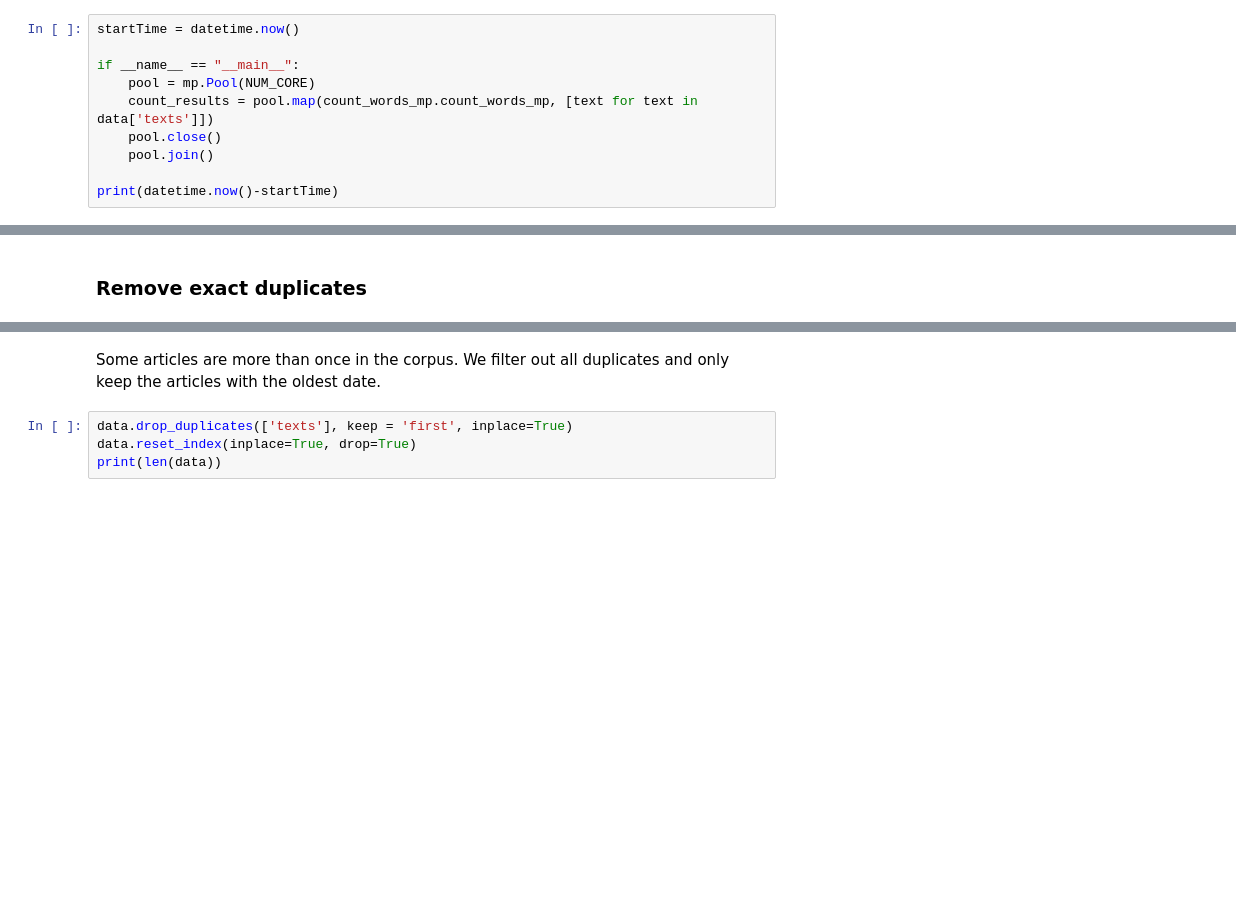
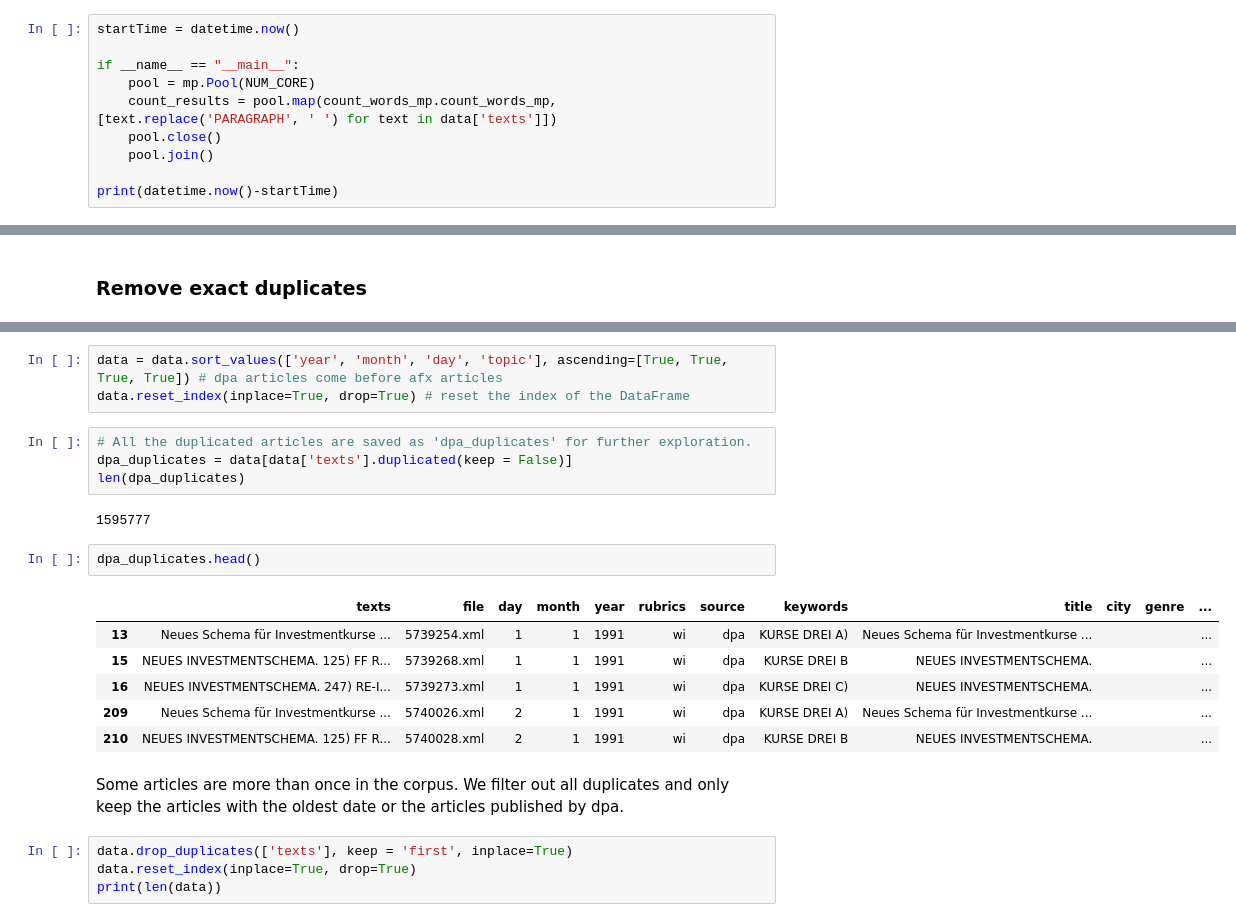
Before and after one commit to MashenkaOkuneva/newspaper_data_processing, a Jupyter notebook: dpa code/Dpa.ipynb, the cells around one changed output, grey strips where cells are left out. Cells and saved outputs as stored; diff of their text form; blank space fills up the shorter version.

```diff
--- a/dpa code/Dpa.ipynb
+++ b/dpa code/Dpa.ipynb
@@ -131,7 +131,7 @@ startTime = datetime.now()
 
 if __name__ == "__main__":
     pool = mp.Pool(NUM_CORE)
-    count_results = pool.map(count_words_mp.count_words_mp, [text for text in data['texts']])
+    count_results = pool.map(count_words_mp.count_words_mp, [text.replace('PARAGRAPH', ' ') for text in data['texts']])
     pool.close()
     pool.join()
 
@@ -155,5 +161,23 @@ print(len(data))
+# %%
+data = data.sort_values(['year', 'month', 'day', 'topic'], ascending=[True, True, True, True]) # dpa articles come before afx articles
+data.reset_index(inplace=True, drop=True) # reset the index of the DataFrame
+# %%
+# All the duplicated articles are saved as 'dpa_duplicates' for further exploration.
+dpa_duplicates = data[data['texts'].duplicated(keep = False)]
+len(dpa_duplicates)
+# %% [output]
+1595777
+# %%
+dpa_duplicates.head()
+# %% [output]
+|  | texts | file | day | month | year | rubrics | source | keywords | title | city | genre | ... |
+| 13 | Neues Schema für Investmentkurse ... | 5739254.xml | 1 | 1 | 1991 | wi | dpa | KURSE DREI A) | Neues Schema für Investmentkurse ... |  |  | ... |
+| 15 | NEUES INVESTMENTSCHEMA. 125) FF R... | 5739268.xml | 1 | 1 | 1991 | wi | dpa | KURSE DREI B | NEUES INVESTMENTSCHEMA. |  |  | ... |
+| 16 | NEUES INVESTMENTSCHEMA. 247) RE-I... | 5739273.xml | 1 | 1 | 1991 | wi | dpa | KURSE DREI C) | NEUES INVESTMENTSCHEMA. |  |  | ... |
+| 209 | Neues Schema für Investmentkurse ... | 5740026.xml | 2 | 1 | 1991 | wi | dpa | KURSE DREI A) | Neues Schema für Investmentkurse ... |  |  | ... |
+| 210 | NEUES INVESTMENTSCHEMA. 125) FF R... | 5740028.xml | 2 | 1 | 1991 | wi | dpa | KURSE DREI B | NEUES INVESTMENTSCHEMA. |  |  | ... |
 # %% [markdown]
-Some articles are more than once in the corpus. We filter out all duplicates and only keep the articles with the oldest date.
+Some articles are more than once in the corpus. We filter out all duplicates and only keep the articles with the oldest date or the articles published by dpa.
 # %%
 data.drop_duplicates(['texts'], keep = 'first', inplace=True)
 data.reset_index(inplace=True, drop=True)
```
Also changed, not shown: parts of 105 cells of this notebook, 1 other file.
